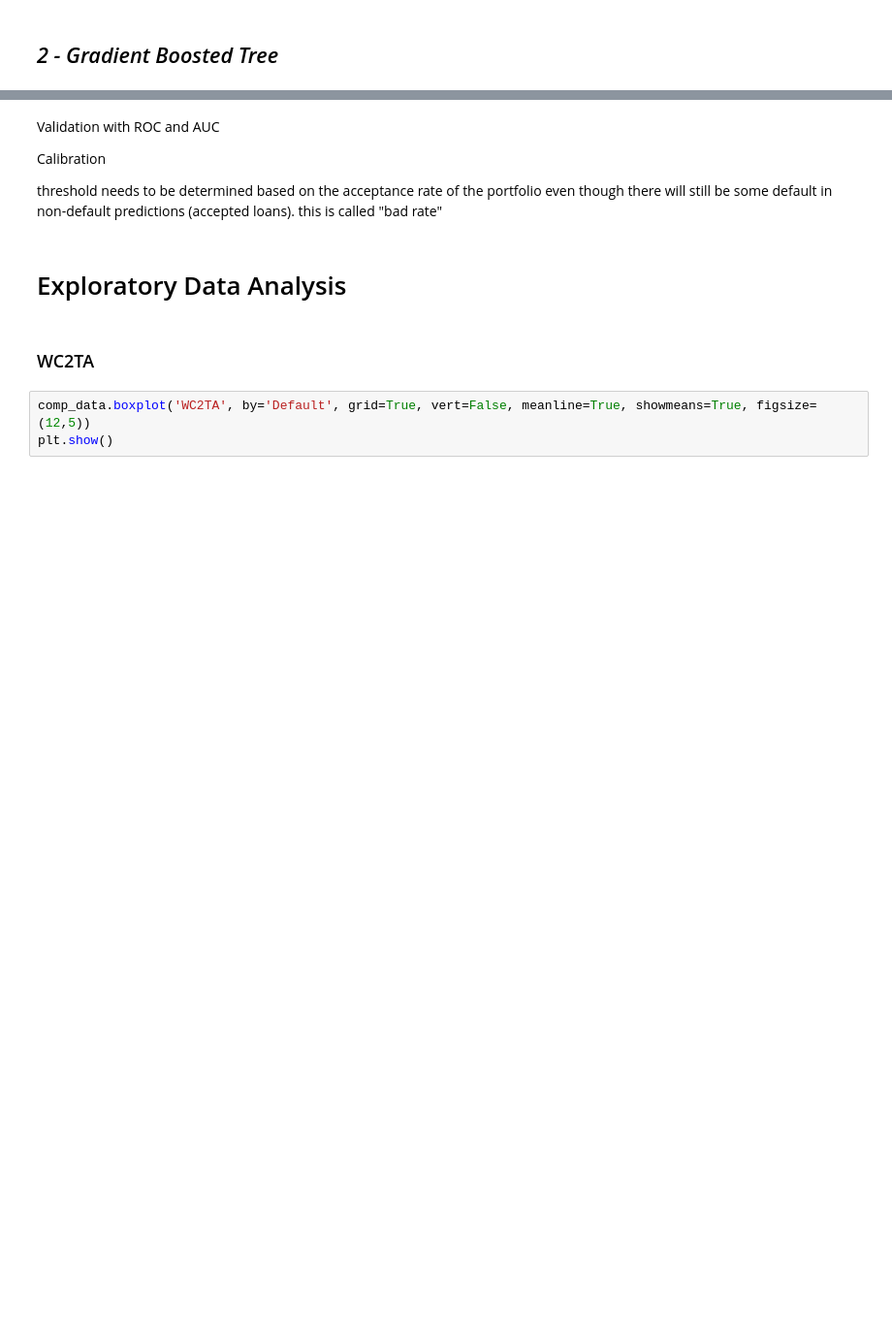
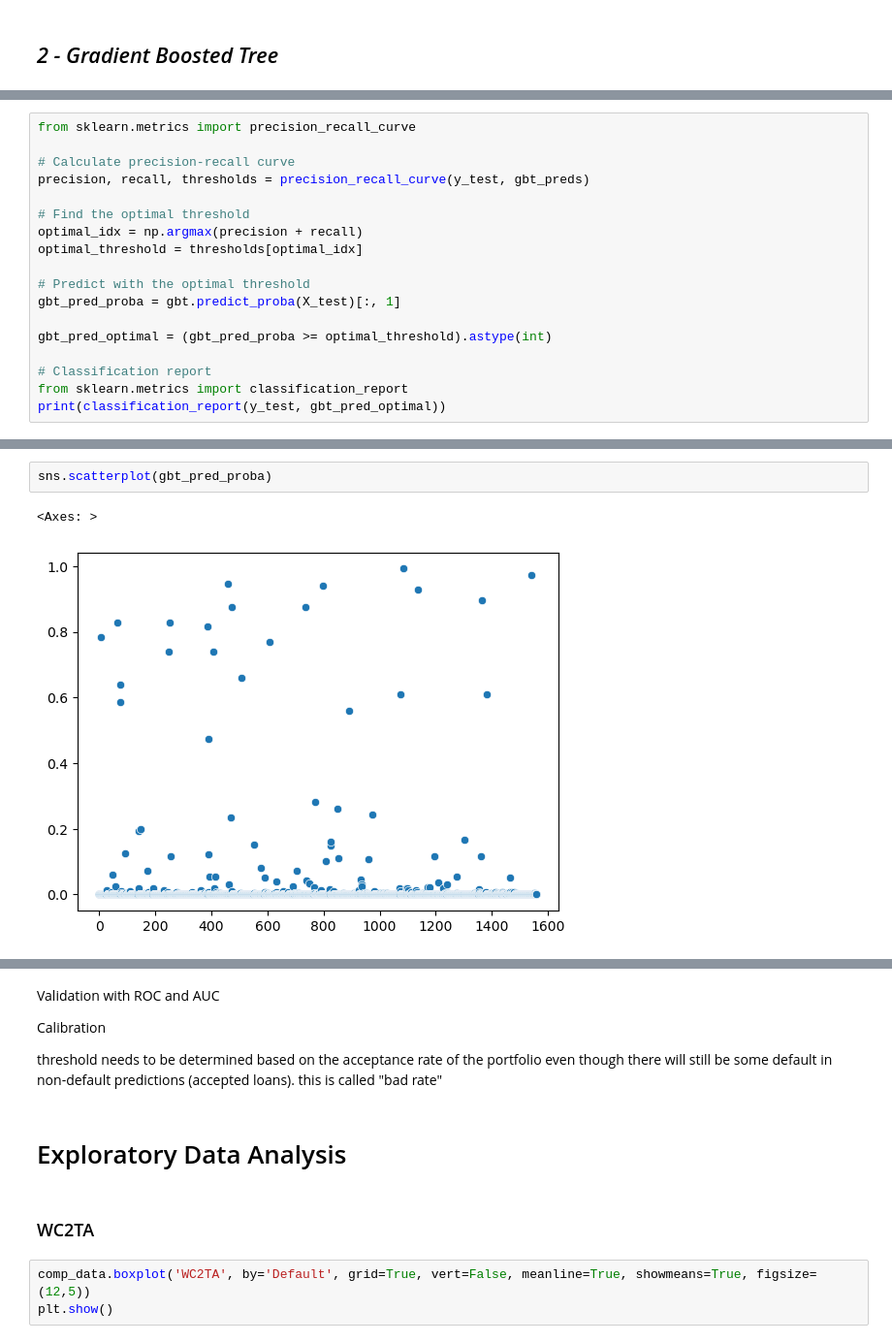
Before and after one commit to Hoale2908/Predicting-Company-Default, a Jupyter notebook: Predicting_Company_Default.ipynb, the cells around one changed output, grey strips where cells are left out. Shown at 97% size. Saved outputs shown, nothing was run; the diff lists cells and outputs as text; blank space fills up the shorter version.

```diff
--- a/Predicting_Company_Default.ipynb
+++ b/Predicting_Company_Default.ipynb
@@ -161,0 +188,18 @@ Since there is no information regarding the Loan Value and LGD, we cannot estima
+# %%
+from sklearn.metrics import precision_recall_curve
+
+# Calculate precision-recall curve
+precision, recall, thresholds = precision_recall_curve(y_test, gbt_preds)
+
+# Find the optimal threshold
+optimal_idx = np.argmax(precision + recall)
+optimal_threshold = thresholds[optimal_idx]
+
+# Predict with the optimal threshold
+gbt_pred_proba = gbt.predict_proba(X_test)[:, 1]
+
+gbt_pred_optimal = (gbt_pred_proba >= optimal_threshold).astype(int)
+
+# Classification report
+from sklearn.metrics import classification_report
+print(classification_report(y_test, gbt_pred_optimal))
@@ -161,0 +215,5 @@ Since there is no information regarding the Loan Value and LGD, we cannot estima
+# %%
+sns.scatterplot(gbt_pred_proba)
+# %% [output]
+<Axes: >
+[figure, added]
```
Also changed, not shown: parts of 7 cells of this notebook.
